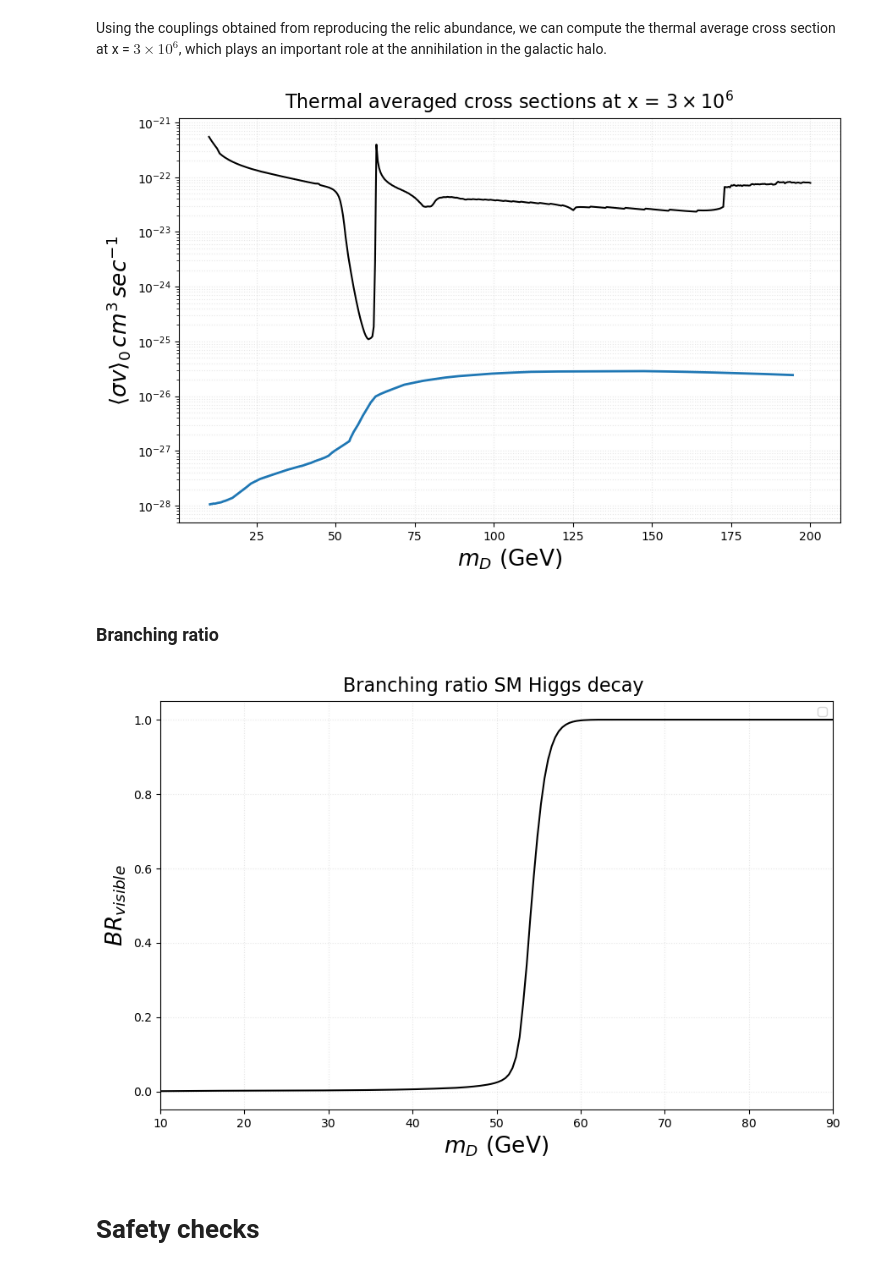
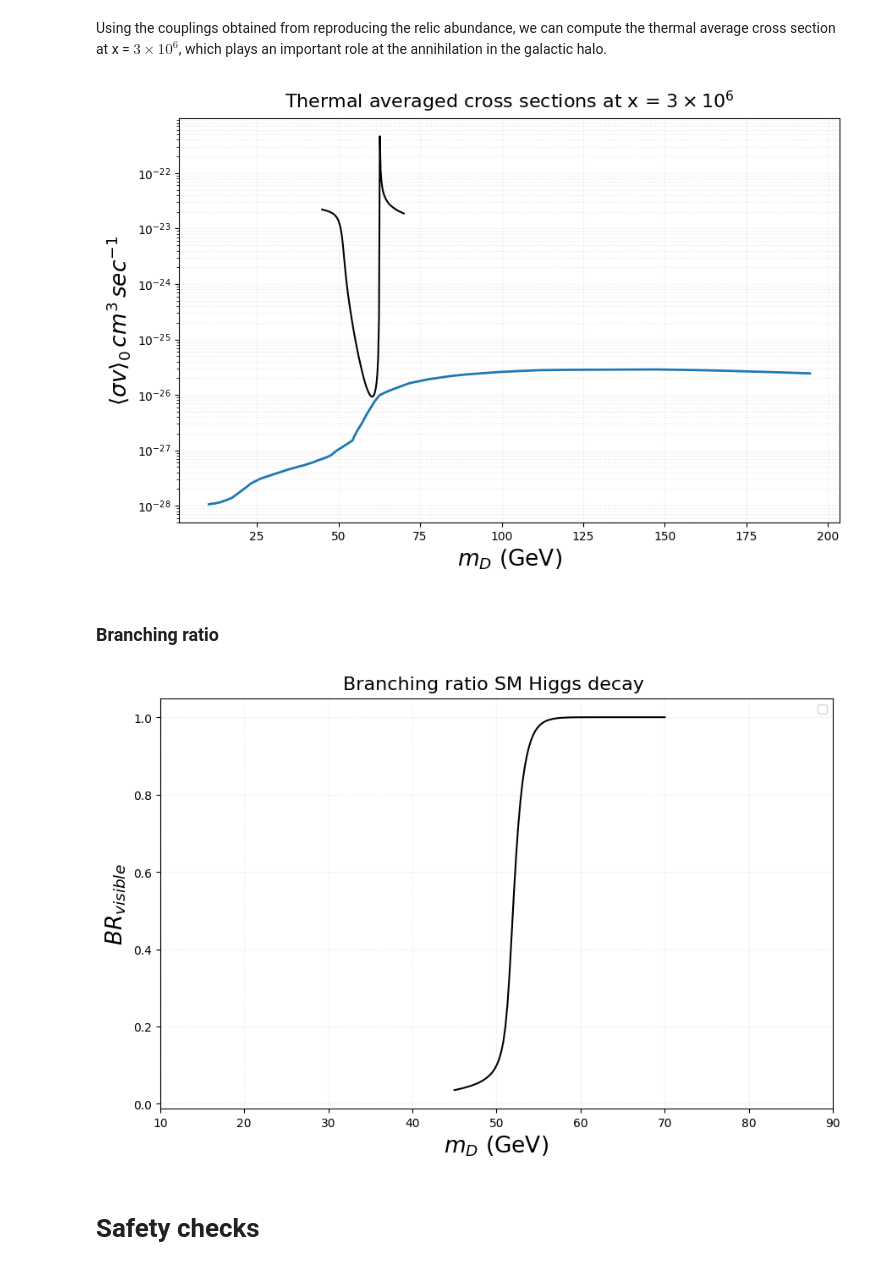
Before and after one commit to Ethan-Rodriguez-phy/Real-Scalar-Singlet-Revisited, a Jupyter notebook: Scripts/Final_RSS.ipynb, the cells around one changed output. Saved outputs shown, nothing was run; the diff lists cells and outputs as text; code cells hidden in the pictures.

```diff
--- a/Scripts/Final_RSS.ipynb
+++ b/Scripts/Final_RSS.ipynb
@@ -995,7 +1041,7 @@ FileNotFoundError: [Errno 2] No such file or directory: '/home/ethan/repos/DM-ts
 # %%
 fig, ax = plt.subplots(figsize=(9, 6))
 #True sigmas
-ax.plot(masses,cs_SI_n, color="black", linestyle="solid")
+ax.plot(masses_100,cs_SI_n_100, color="black", linestyle="solid")
 
 #Experimental data
 for m, cs_exp, label, color in experimental_lines:
@@ -1023,6 +1069,8 @@ ax.legend(loc='upper right', fontsize=12, frameon=True)
 plt.axvline(x=59, color='black', linestyle=':', linewidth=1.0)
 
 # Save inside Results for your LaTeX includegraphics
+output_dir = base_dir/ "Results"
+output_dir.mkdir(parents=True, exist_ok=True)
 path = output_dir / "Nucleon_SI_N_cs.png"
 
 plt.savefig(path, dpi=300, bbox_inches="tight")
@@ -1196,35 +1242,35 @@ df_filtered = df_last[df_last['x'] <= 200].sort_values("x")
 # %%
 fig, ax = plt.subplots(figsize=(9, 6))
 #True sigmas
-ax.plot(masses,cs_halo, color="black", linestyle="solid")
+ax.plot(masses,cs_halo_100, color="black", linestyle="solid")
 ax.plot(df_filtered["x"], df_filtered["y"], lw=2.0, label="Last dictionary")
 
 # Axes labels and title
 ax.set_xlabel(r"$m_D$ (GeV)", fontsize=19)
 ax.set_ylabel(r"$\langle \sigma v \rangle_0 \,  cm^3 \, sec^{-1}$", fontsize=19)
 ax.set_title(r"Thermal averaged cross sections at x = $3 \times 10^6$", fontsize=16, pad=8)
 
 # Limits
 # Light grid for readability
 ax.grid(True, which="both", ls=":", alpha=0.3)
 ax.set_yscale("log")
 # Legend
 
 
 # Save inside Results for your LaTeX includegraphics
 path = output_dir / "Halo_cs.png"
 
 fig.savefig(path, dpi=300, bbox_inches="tight")
 fig.tight_layout()
 fig.show()
 # %% [output]
-[figure, old version]
+[figure, new version]
 # %% [markdown]
 ### Branching ratio
 # %%
 fig, ax = plt.subplots(figsize=(9, 6))
 #True sigmas
-ax.plot(masses,Br, color="black", linestyle="solid")
+ax.plot(masses,Br_100, color="black", linestyle="solid")
 
 # Axes labels and title
 ax.set_xlabel(r"$m_D$ (GeV)", fontsize=19)
@@ -1247,7 +1293,7 @@ fig.savefig(path, dpi=300, bbox_inches="tight")
 fig.tight_layout()
 fig.show()
 # %% [output]
-[figure, old version]
+[figure, new version]
 # %% [markdown]
 # Safety checks
 # %% [markdown]
```
Also changed, not shown: parts of 16 cells of this notebook, 5 other files.
